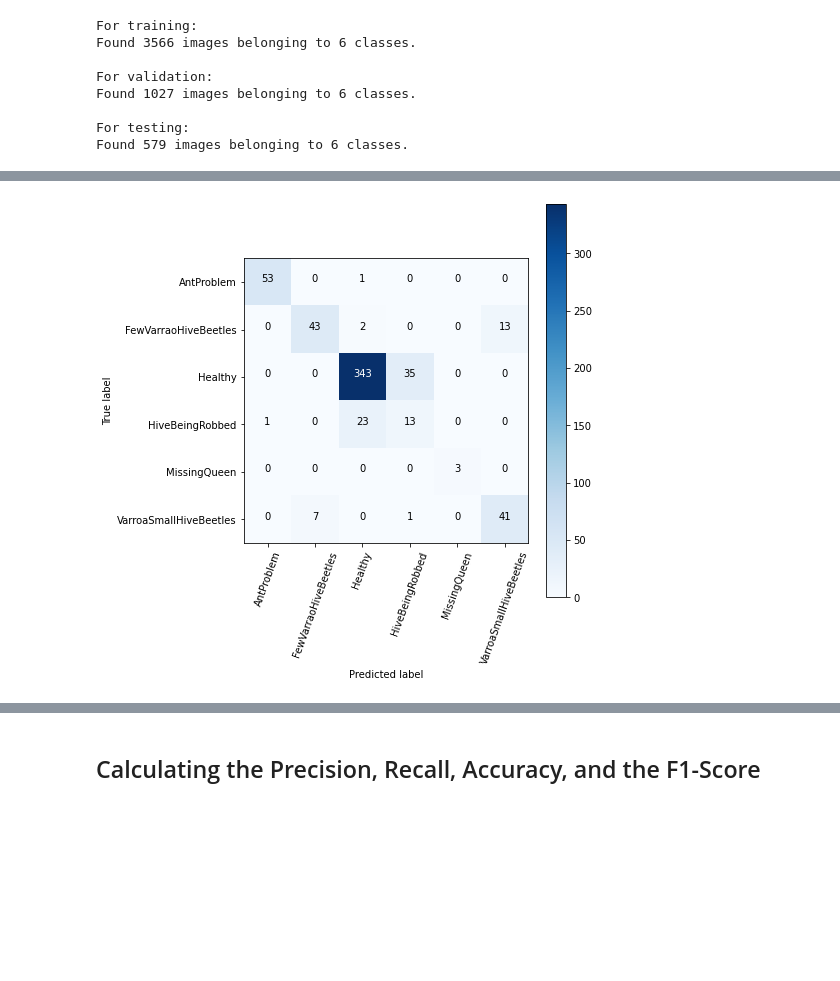
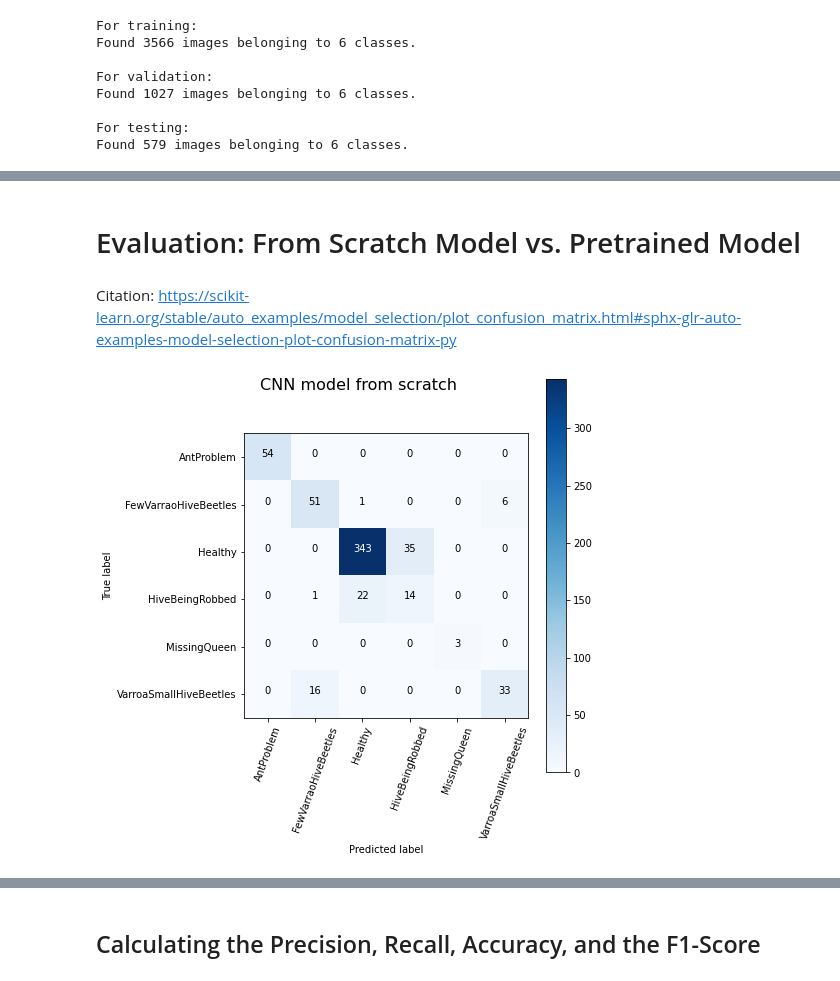
Before and after one commit to fsenchyna/CSC869_Term_Project, a Jupyter notebook: ProjectBeehive.ipynb, the cells around one changed output, grey strips where cells are left out. Cells and saved outputs as stored; diff of their text form; code cells hidden in the pictures; blank space fills up the shorter version.

```diff
--- a/ProjectBeehive.ipynb
+++ b/ProjectBeehive.ipynb
@@ -116,6 +113,6 @@ model = Sequential([
 # %%
-model.compile(optimizer=Adam(learning_rate=0.0001), loss='categorical_crossentropy', metrics=['accuracy'])
+new_model.compile(optimizer=Adam(learning_rate=0.0001), loss='categorical_crossentropy', metrics=['accuracy'])
 # %%
-model.fit(x=train_batches, validation_data=valid_batches, epochs=10, verbose=2)
+new_model.fit(x=train_batches, validation_data=valid_batches, epochs=10, verbose=2)
 # %% [output]
 Epoch 1/10
@@ -141,3 +138,3 @@ Epoch 10/10
 <tensorflow.python.keras.callbacks.History at 0x...>
 # %%
-predictions = model.predict(x=test_batches, verbose=0).argmax(axis=1)
+new_predictions = new_model.predict(x=test_batches, verbose=0).argmax(axis=1)
@@ -164,3 +219,7 @@ array([0, 2, 0, 0, 0, 0, 0, 0, 0, 0, 0, 0, 0, 0, 0, 0, 0, 0, 0, 0, 0, 0,
+# %% [markdown]
+# Evaluation: From Scratch Model vs. Pretrained Model
+# %% [markdown]
+Citation: https://scikit-learn.org/stable/auto_examples/model_selection/plot_confusion_matrix.html#sphx-glr-auto-examples-model-selection-plot-confusion-matrix-py
 # %%
 def plot_confusion_matrix(cm,classes,title='Confusion Matrix',
                           cmap=plt.cm.Blues):
@@ -181,13 +240,11 @@ def plot_confusion_matrix(cm,classes,title='Confusion Matrix',
                  color="white" if cm[i, j] > thresh else "black")
 
   plt.tight_layout()
+  plt.suptitle(title, fontsize=16)
   plt.ylabel('True label')
   plt.xlabel('Predicted label')
-# %%
-cm=confusion_matrix(y_true=test_batches.classes,y_pred=(predictions))
-# print(cm)
-# disp = ConfusionMatrixDisplay(confusion_matrix=cm,  display_labels=cm_plot_labels)
-# disp.plot()
-plot_confusion_matrix(cm, label_lst)
-# %% [output]
-[figure, removed]
+# %%
+new_cm=confusion_matrix(y_true=test_batches.classes,y_pred=(new_predictions))
+plot_confusion_matrix(new_cm, label_lst, title='CNN model from scratch')
+# %% [output]
+[figure, added]
```
Also changed, not shown: parts of 24 cells of this notebook.
